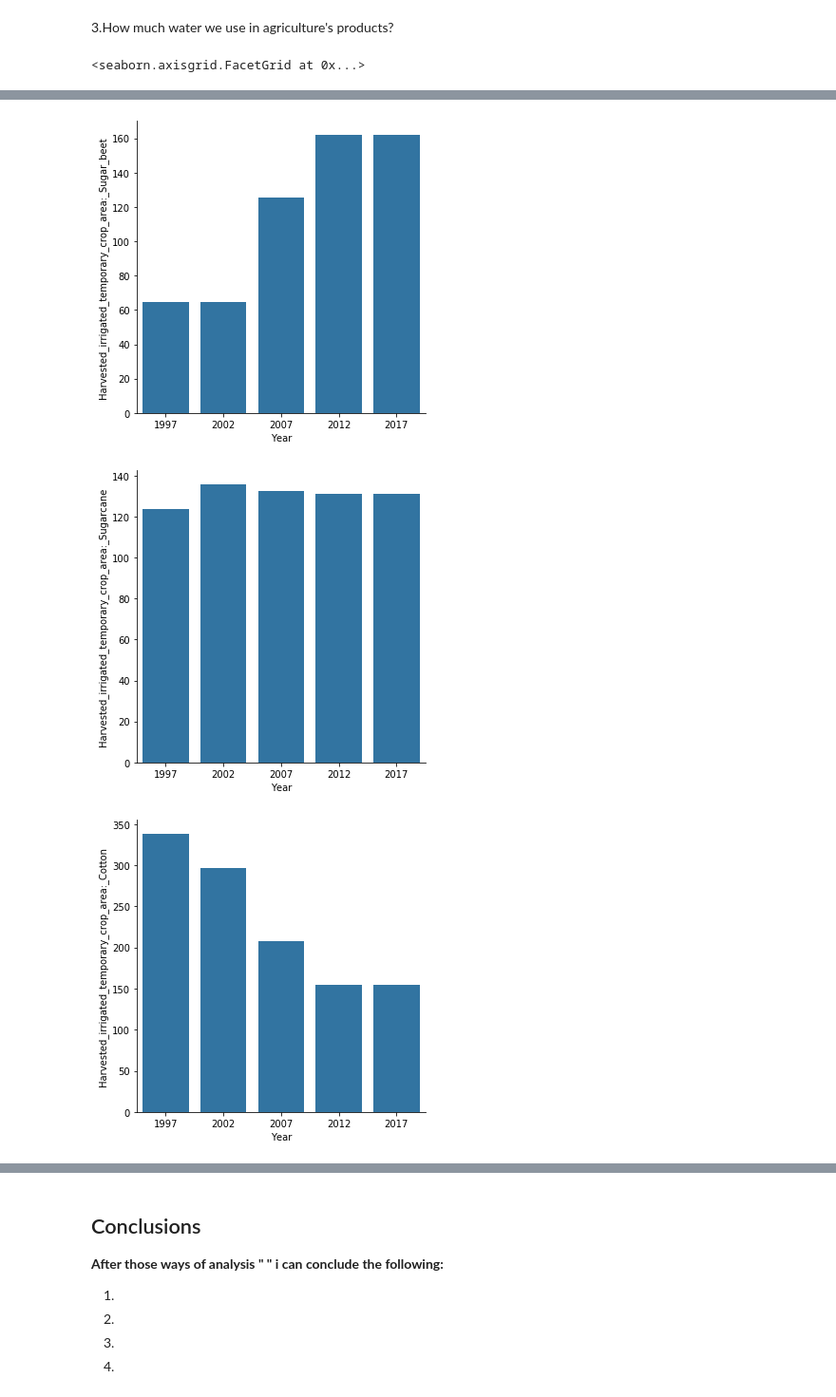
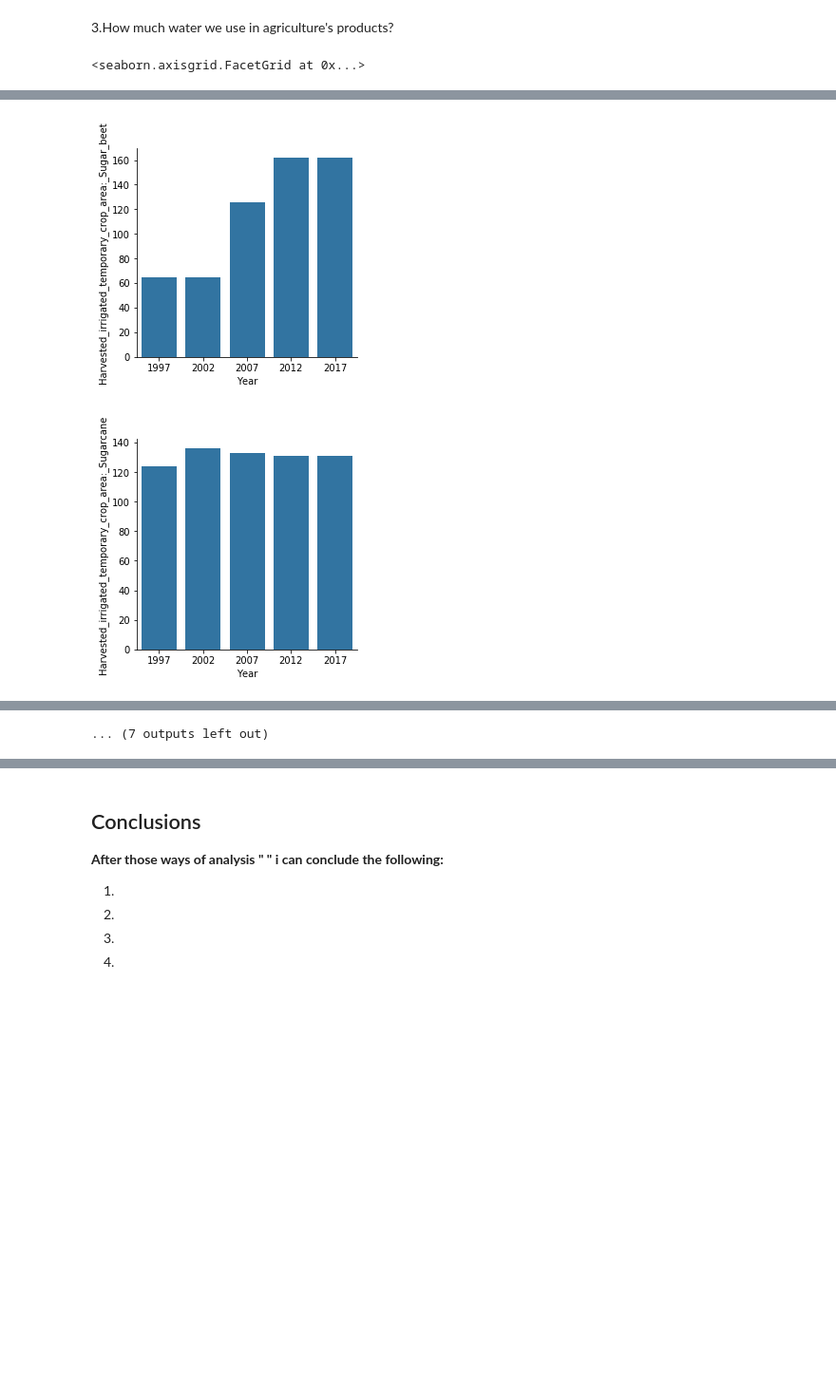
Before and after one commit to OmdenaAI/omdena-egypt-freshwater, a Jupyter notebook: src/visualizations/AnalyzeWaterConsumptionInEgyptOnAquastatDataset_notebook.ipynb, the cells around one changed output, grey strips where cells are left out. Shown at 95% size. Cells and saved outputs as stored; diff of their text form; code cells hidden in the pictures; blank space fills up the shorter version.

```diff
--- a/src/visualizations/AnalyzeWaterConsumptionInEgyptOnAquastatDataset_notebook.ipynb
+++ b/src/visualizations/AnalyzeWaterConsumptionInEgyptOnAquastatDataset_notebook.ipynb
@@ -388,37 +384,56 @@ g.add_legend()
 g=sns.FacetGrid(data=df,height=4)
 g.map(sns.barplot,'Year','Harvested_irrigated_temporary_crop_area:_Potatoes')
 g.add_legend()
 # visualization of Other roots and tubers
 g=sns.FacetGrid(data=df,height=5)
 g.map(sns.barplot,'Year','Harvested_irrigated_temporary_crop_area:_Other_roots_and_tubers')
 g.add_legend()
 # visualization of Sugar beet
-g=sns.FacetGrid(data=df,height=5)
+g=sns.FacetGrid(data=df,height=4)
 g.map(sns.barplot,'Year','Harvested_irrigated_temporary_crop_area:_Sugar_beet')
 g.add_legend()
 # visualization of Sugarcane
-g=sns.FacetGrid(data=df,height=5)
+g=sns.FacetGrid(data=df,height=4)
 g.map(sns.barplot,'Year','Harvested_irrigated_temporary_crop_area:_Sugarcane')
 g.add_legend()
 # visualization of Cotton
-g=sns.FacetGrid(data=df,height=5)
+g=sns.FacetGrid(data=df,height=4)
 g.map(sns.barplot,'Year','Harvested_irrigated_temporary_crop_area:_Cotton')
 g.add_legend()
 # visualization of Flowers
-g=sns.FacetGrid(data=df,height=5)
+g=sns.FacetGrid(data=df,height=4)
 g.map(sns.barplot,'Year','Harvested_irrigated_temporary_crop_area:_Flowers')
 g.add_legend()
+# visualization of Other crops
+g=sns.FacetGrid(data=df,height=4)
+g.map(sns.barplot,'Year','Harvested_irrigated_temporary_crop_area:_Other_crops')
+g.add_legend()
+# visualization of Bananas
+g=sns.FacetGrid(data=df,height=4)
+g.map(sns.barplot,'Year','Harvested_irrigated_permanent_crop_area:_Bananas')
+g.add_legend()
+# visualization of Other fruits
+g=sns.FacetGrid(data=df,height=4)
+g.map(sns.barplot,'Year','Harvested_irrigated_permanent_crop_area:_Other_fruits')
+g.add_legend()
+# visualization of Olives
+g=sns.FacetGrid(data=df,height=4)
+g.map(sns.barplot,'Year','Harvested_irrigated_permanent_crop_area:_Olives')
+g.add_legend()
+# visualization of Fodder
+g=sns.FacetGrid(data=df,height=4)
+g.map(sns.barplot,'Year','Harvested_irrigated_temporary_crop_area:_Fodder')
+g.add_legend()
 # %% [output]
 <seaborn.axisgrid.FacetGrid at 0x...>
 [figure]
 [figure]
 [figure]
 [figure]
 [figure]
 [figure]
 [figure]
 [figure]
 [figure]
-[figure, old version]
+[figure, new version]
-[figure, old version]
+[figure, new version]
-[figure, removed]
@@ -425,0 +440 @@ g.add_legend()
+... (7 outputs left out)
```
Also changed, not shown: parts of 7 cells of this notebook.
